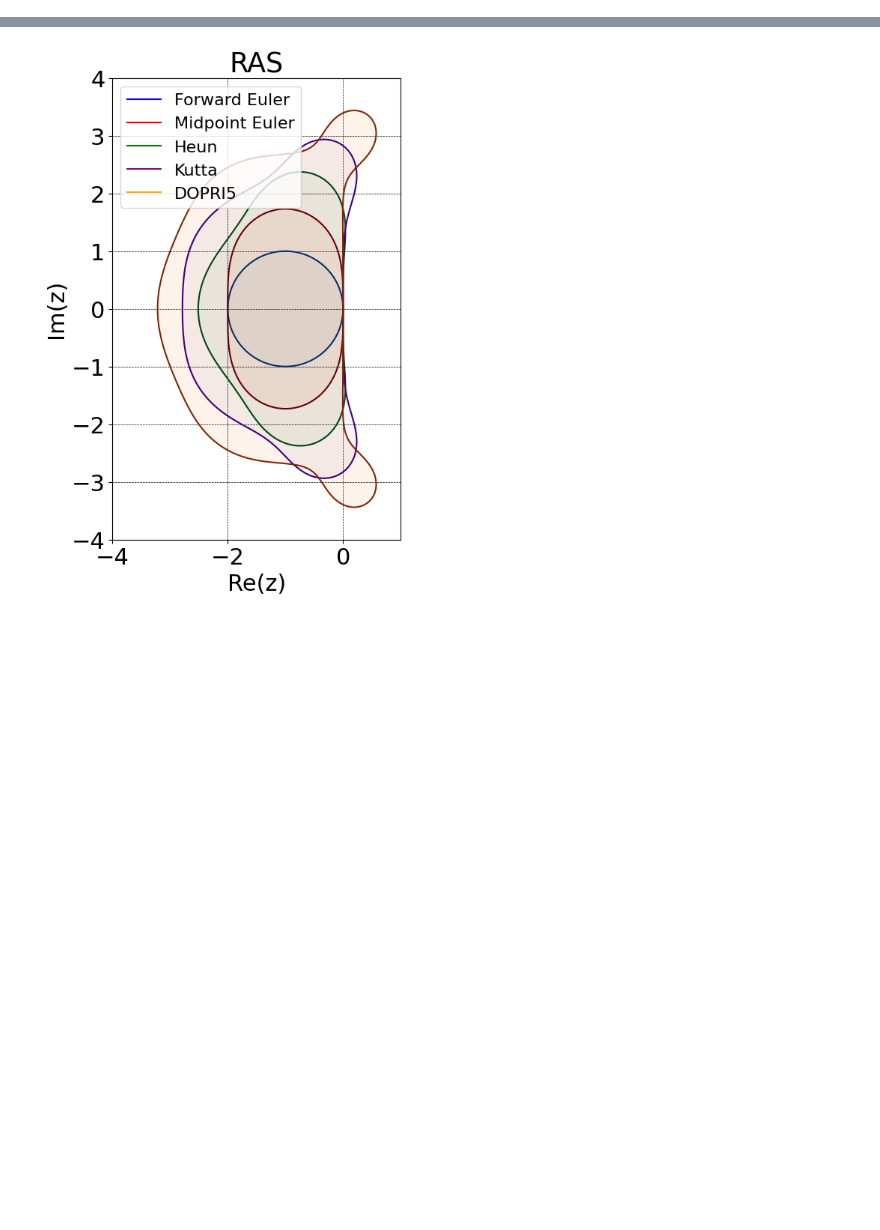
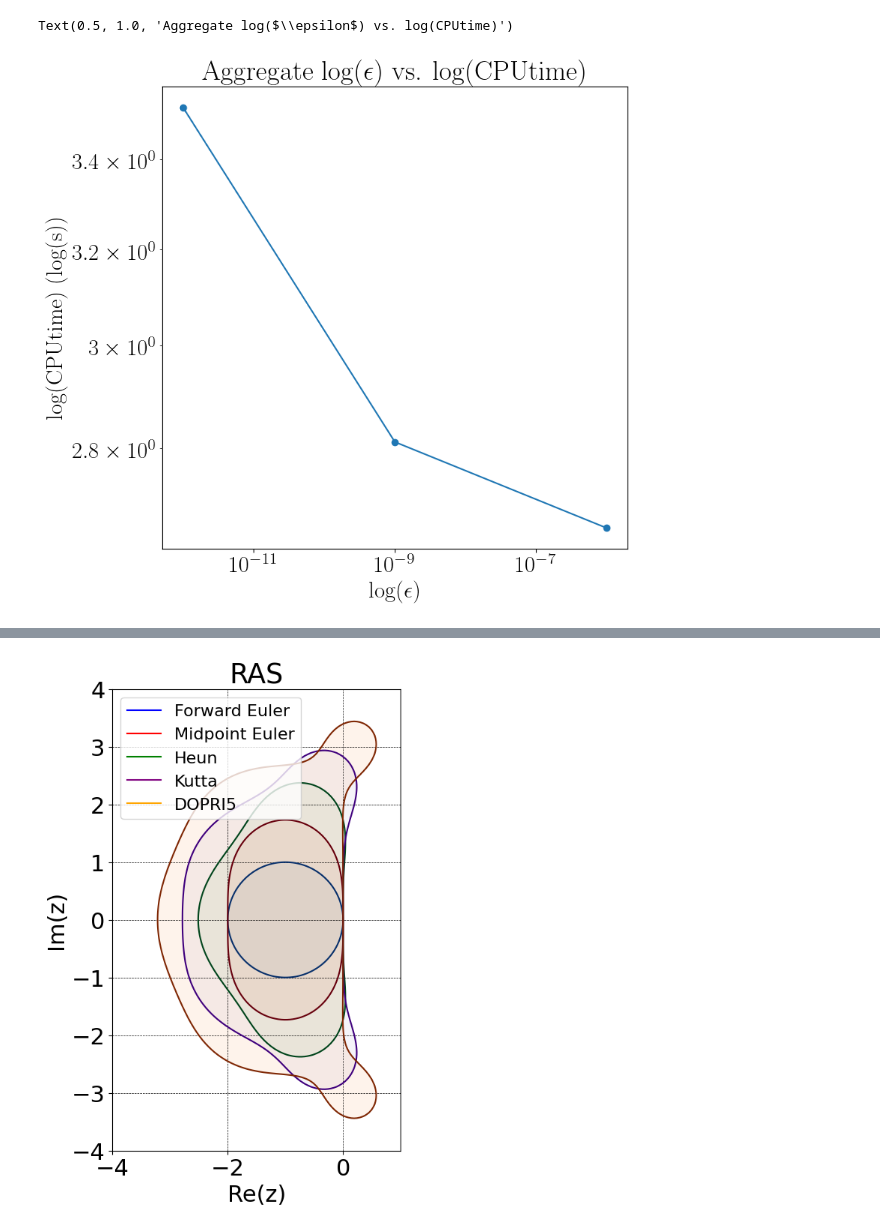
Before and after one commit to jvlad1979/cmsc661-dev, a Jupyter notebook: hw2/hw2.ipynb, the cells around one changed output, grey strips where cells are left out. Cells and saved outputs as stored; diff of their text form; code cells hidden in the pictures; blank space fills up the shorter version.

```diff
--- a/hw2/hw2.ipynb
+++ b/hw2/hw2.ipynb
@@ -64,0 +72,19 @@ for mu in [1e1,1e2,1e3]:
+# %%
+out = {eps:[] for eps in [1e-6,1e-9,1e-12]}
+for (mu,eps,method), vals in times.items():
+    # print(params)
+    # print(vals)
+    out[eps].append(vals)
+for eps in out.keys():
+    out[eps] = np.mean(out[eps])
+
+fig,ax = plt.subplots(figsize=(8,8))
+ax.plot(out.keys(),out.values(),'o-')
+ax.set_xlabel('log($\\epsilon$)')
+ax.set_ylabel('log(CPUtime) (log(s))')
+ax.set_yscale('log')
+ax.set_xscale('log')
+plt.title('Aggregate log($\\epsilon$) vs. log(CPUtime)')
+# %% [output]
+Text(0.5, 1.0, 'Aggregate log($\\epsilon$) vs. log(CPUtime)')
+[figure, added]
```
Also changed, not shown: parts of 8 cells of this notebook, 11 other files.
